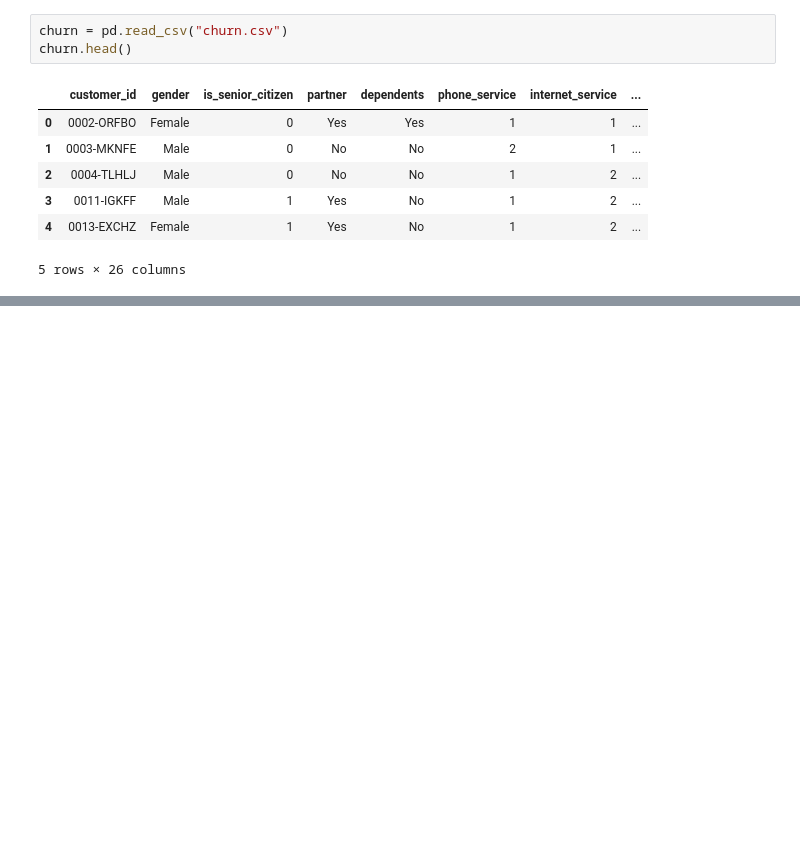
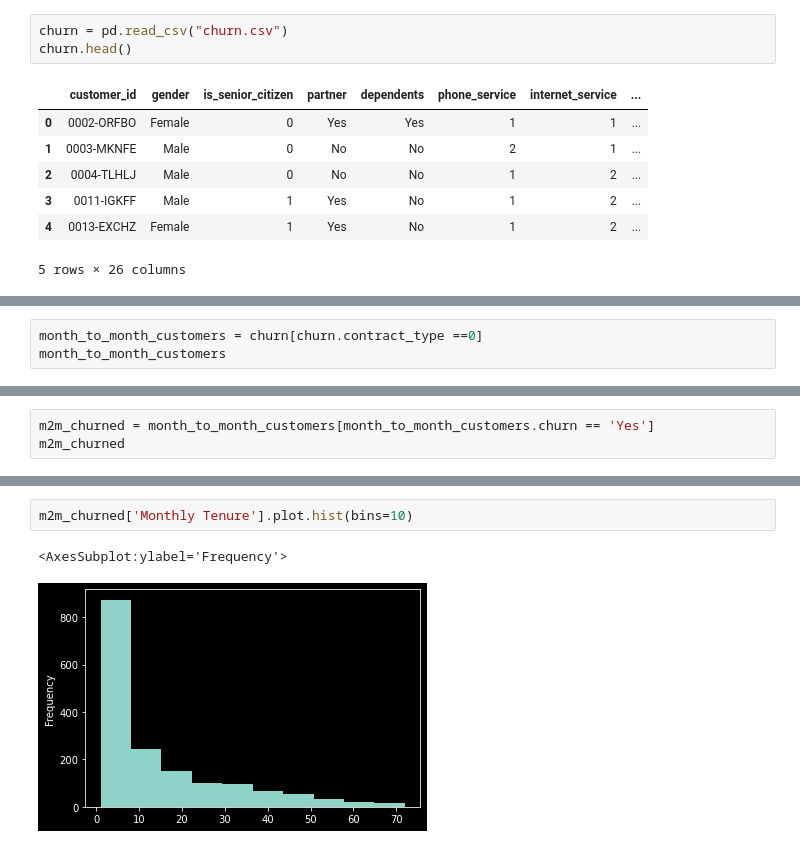
Before and after one commit to Ken-Alviola/numpy-pandas-visualization-exercises, a Jupyter notebook: churn_exploration.ipynb, the cells around one changed output, grey strips where cells are left out. Cells and saved outputs as stored; diff of their text form; blank space fills up the shorter version.

```diff
--- a/churn_exploration.ipynb
+++ b/churn_exploration.ipynb
@@ -63,0 +84,3 @@ churn.groupby(["contract_type",'is_senior_citizen','has_internet_and_phone'])[['
+# %%
+month_to_month_customers = churn[churn.contract_type ==0]
+month_to_month_customers
@@ -63,0 +101,3 @@ churn.groupby(["contract_type",'is_senior_citizen','has_internet_and_phone'])[['
+# %%
+m2m_churned = month_to_month_customers[month_to_month_customers.churn == 'Yes']
+m2m_churned
@@ -63,0 +195,5 @@ churn.groupby(["contract_type",'is_senior_citizen','has_internet_and_phone'])[['
+# %%
+m2m_churned['Monthly Tenure'].plot.hist(bins=10)
+# %% [output]
+<AxesSubplot:ylabel='Frequency'>
+[figure, added]
```
Also changed, not shown: parts of 18 cells of this notebook, 1 other file.
